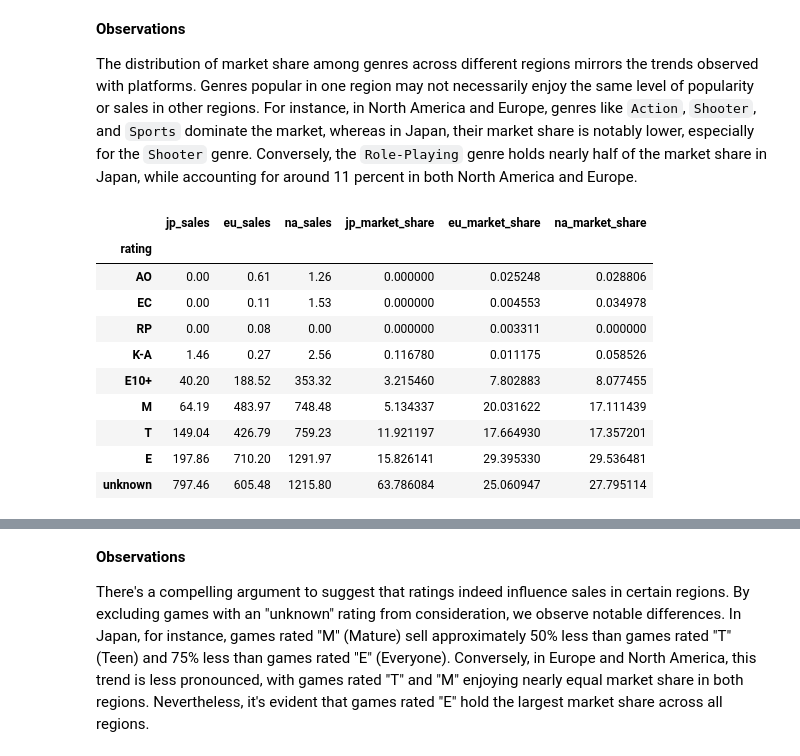
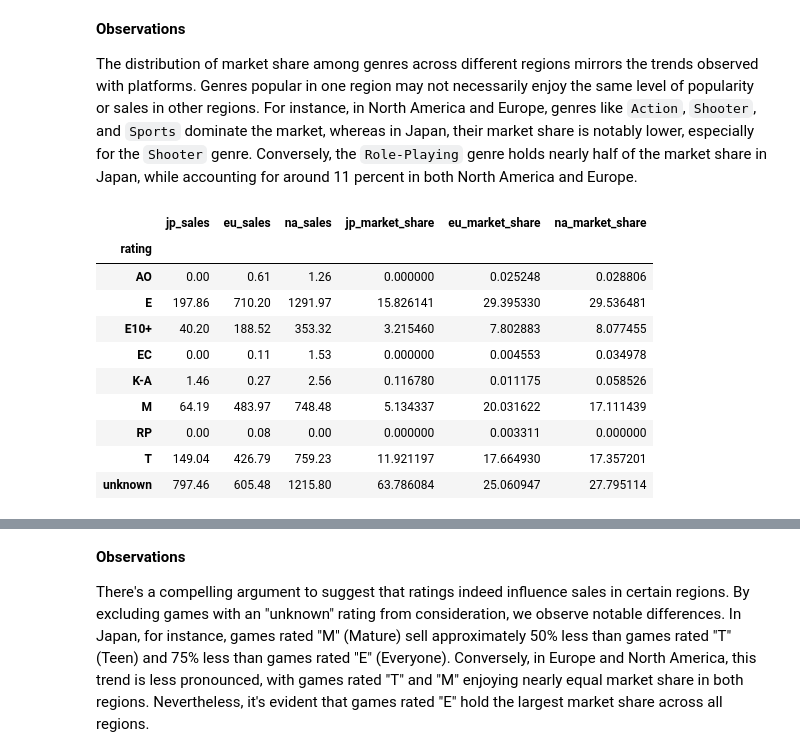
Before and after one commit to mnunezsa95/ds_project_video_game_analysis, a Jupyter notebook: notebooks/EDA.ipynb, the cells around one changed output, grey strips where cells are left out. Cells and saved outputs as stored; diff of their text form; code cells hidden in the pictures.

```diff
--- a/notebooks/EDA.ipynb
+++ b/notebooks/EDA.ipynb
@@ -461,22 +503,22 @@ The distribution of market share among genres across different regions mirrors t
 # %%
 # Aggregating values
 top_grouped_ratings = df_games_filtered.groupby('rating').agg({"jp_sales": "sum", "eu_sales": "sum", "na_sales": "sum"})
 
 # Reusing function used for platform market share to find genre market_share
 find_market_share('jp', top_grouped_ratings)
 find_market_share('eu', top_grouped_ratings)
 find_market_share('na', top_grouped_ratings)
 
-top_grouped_ratings.sort_values(by='jp_market_share')
+top_grouped_ratings
 # %% [output]
 |  | jp_sales | eu_sales | na_sales | jp_market_share | eu_market_share | na_market_share |
 | rating |  |  |  |  |  |  |
 | AO | 0.00 | 0.61 | 1.26 | 0.000000 | 0.025248 | 0.028806 |
+| E | 197.86 | 710.20 | 1291.97 | 15.826141 | 29.395330 | 29.536481 |
+| E10+ | 40.20 | 188.52 | 353.32 | 3.215460 | 7.802883 | 8.077455 |
 | EC | 0.00 | 0.11 | 1.53 | 0.000000 | 0.004553 | 0.034978 |
+| K-A | 1.46 | 0.27 | 2.56 | 0.116780 | 0.011175 | 0.058526 |
+| M | 64.19 | 483.97 | 748.48 | 5.134337 | 20.031622 | 17.111439 |
 | RP | 0.00 | 0.08 | 0.00 | 0.000000 | 0.003311 | 0.000000 |
-| K-A | 1.46 | 0.27 | 2.56 | 0.116780 | 0.011175 | 0.058526 |
-| E10+ | 40.20 | 188.52 | 353.32 | 3.215460 | 7.802883 | 8.077455 |
-| M | 64.19 | 483.97 | 748.48 | 5.134337 | 20.031622 | 17.111439 |
 | T | 149.04 | 426.79 | 759.23 | 11.921197 | 17.664930 | 17.357201 |
-| E | 197.86 | 710.20 | 1291.97 | 15.826141 | 29.395330 | 29.536481 |
 | unknown | 797.46 | 605.48 | 1215.80 | 63.786084 | 25.060947 | 27.795114 |
```
Also changed, not shown: parts of 27 cells of this notebook.
